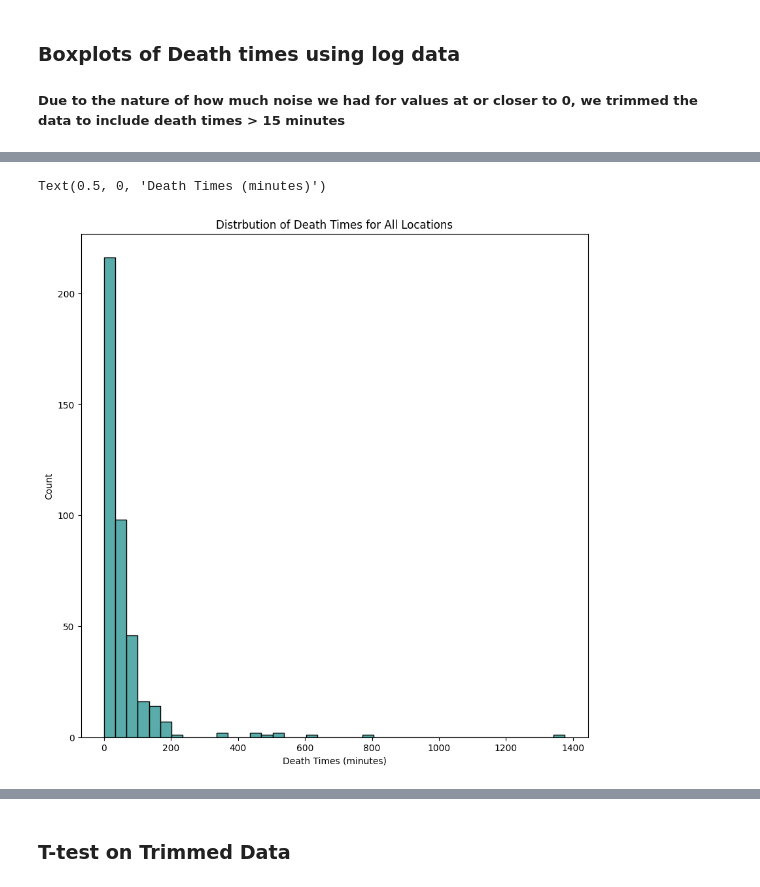
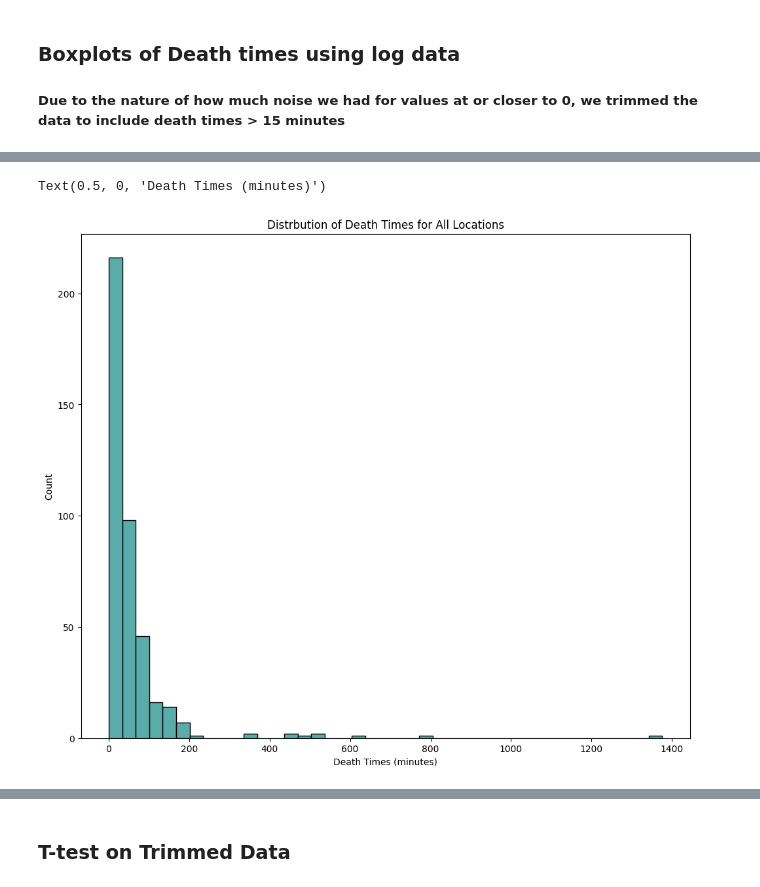
Before and after one commit to deniseg20/MSRIUP_TDA_Healthcare_Accessibility, a Jupyter notebook: persistent_homology/pd_computations/ph_computations_unweighted.ipynb, the cells around one changed output, grey strips where cells are left out. Saved outputs shown, nothing was run; the diff lists cells and outputs as text; code cells hidden in the pictures.

```diff
--- a/persistent_homology/pd_computations/ph_computations_unweighted.ipynb
+++ b/persistent_homology/pd_computations/ph_computations_unweighted.ipynb
@@ -761,10 +752,11 @@ Passing `palette` without assigning `hue` is deprecated and will be removed in v
 # %%
 # Distribution Plot
 #death_all_df = pd.DataFrame(death_all)
+fix, ax = plt.subplots(figsize=(12, 10))
 sns.histplot(death_all, color = '#21918c')
 plt.title("Distrbution of Death Times for All Locations")
 plt.xlabel("Death Times (minutes)")
 # %% [output]
 Text(0.5, 0, 'Death Times (minutes)')
-[figure, old version]
+[figure, new version]
 # %%
```
Also changed, not shown: parts of 22 cells of this notebook, 2 other files.
